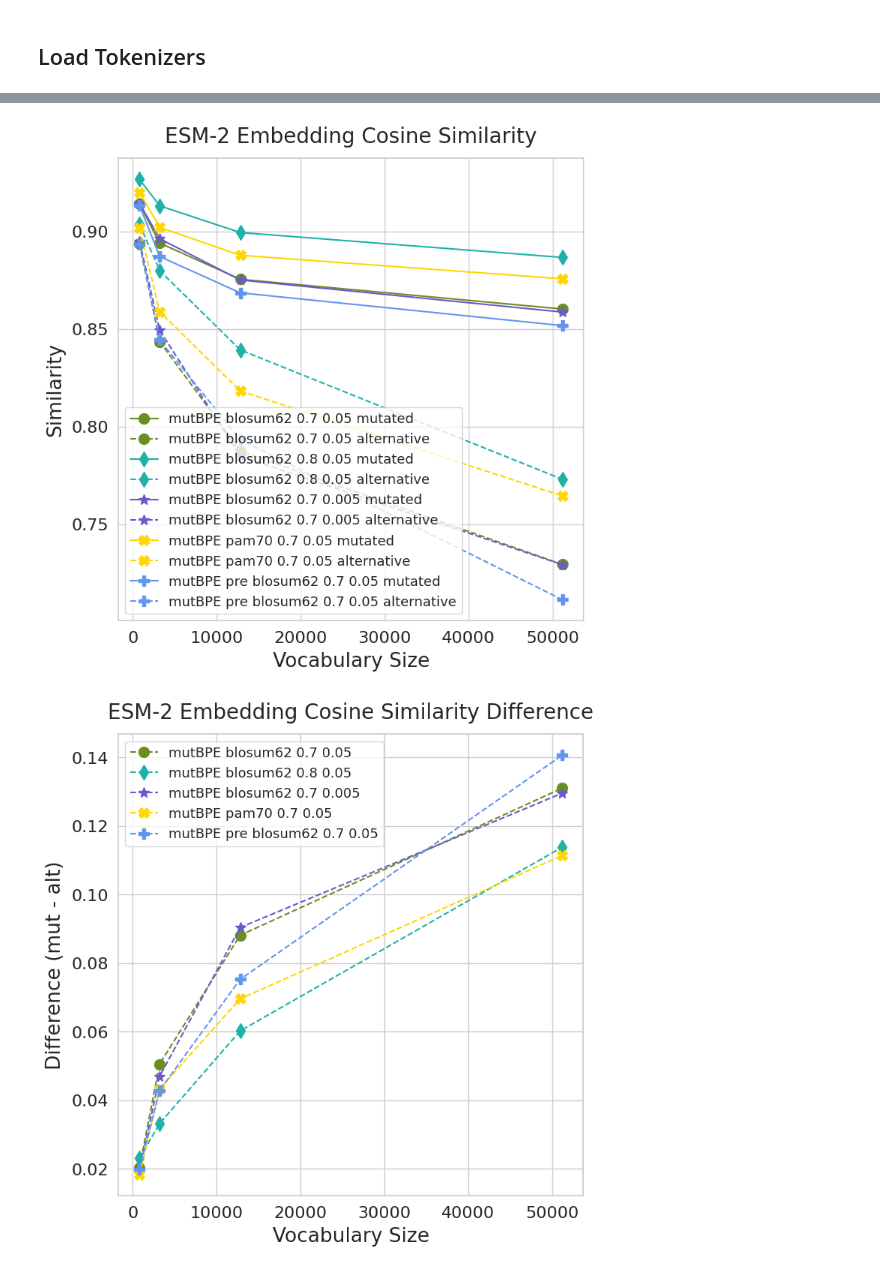
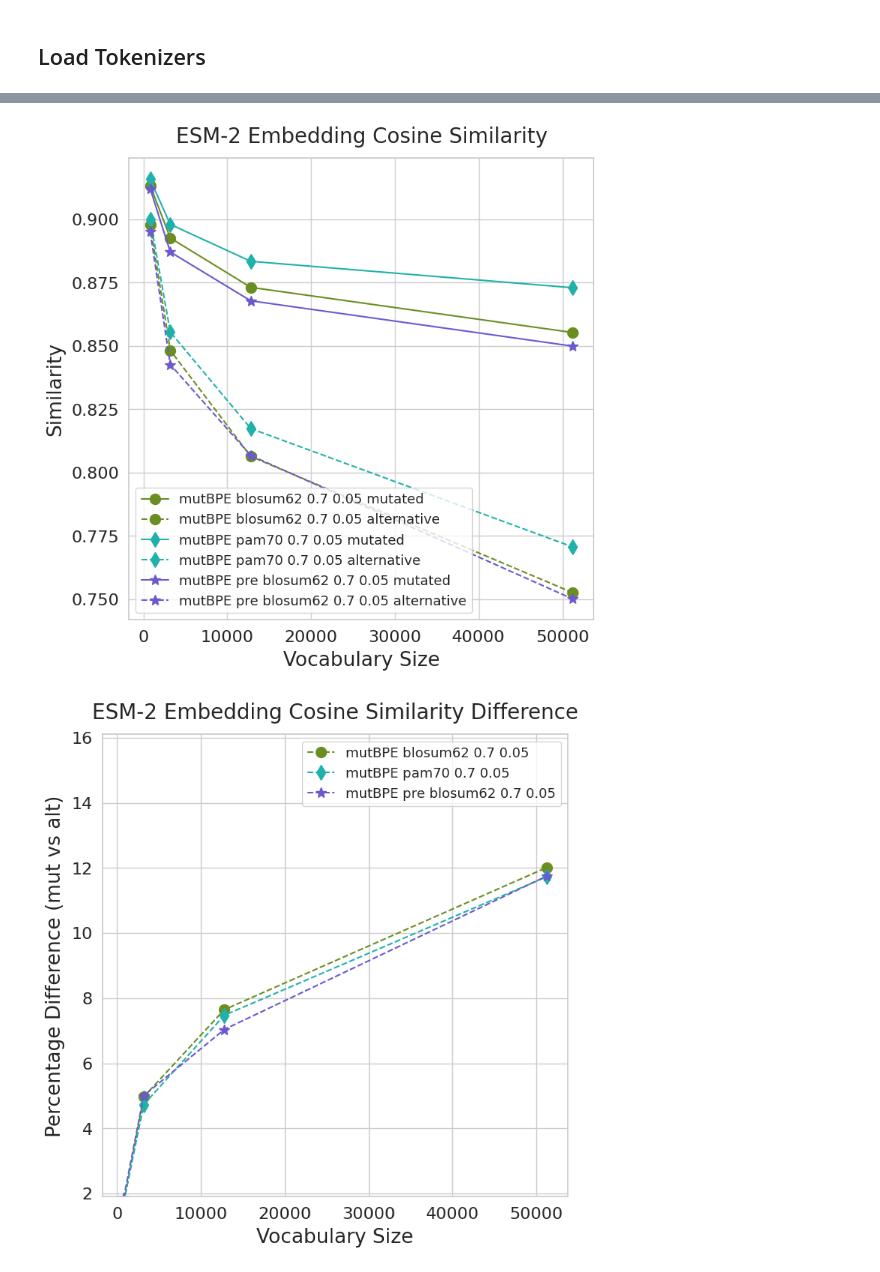
Before and after one commit to boun-tabi-lifelu/evolutionary-subword-tokenization, a Jupyter notebook: Prog/esm_study.ipynb, the cells around one changed output, grey strips where cells are left out. Cells and saved outputs as stored; diff of their text form; code cells hidden in the pictures.

Commit message:
added new condition (alternative not in inner_vocab_mutated_list[method_name]) to generate_alternative_token to check alternative is not a mutation

```diff
--- a/Prog/esm_study.ipynb
+++ b/Prog/esm_study.ipynb
@@ -181,28 +181,6 @@ tokenizer_opts_list = [
         'is_mut': True,
         'dataset': f'uniref{uniref_id}',
         'is_pretokenizer': False,
-        'subs_matrix': 'blosum62',
-        'mutation_cutoff': 0.8,
-        'min_mutation_freq': 0.05,
-        'min_mutation_len': 3,
-        'max_mutation_len': 12,
-        'vocab_size': vocab_sizes
-    },
-    {
-        'is_mut': True,
-        'dataset': f'uniref{uniref_id}',
-        'is_pretokenizer': False,
-        'subs_matrix': 'blosum62',
-        'mutation_cutoff': 0.7,
-        'min_mutation_freq': 0.005,
-        'min_mutation_len': 3,
-        'max_mutation_len': 12,
-        'vocab_size': vocab_sizes
-    },
-    {
-        'is_mut': True,
-        'dataset': f'uniref{uniref_id}',
-        'is_pretokenizer': False,
         'subs_matrix': 'pam70',
         'mutation_cutoff': 0.7,
         'min_mutation_freq': 0.05,
@@ -316,7 +293,7 @@ def generate_alternative_token(token: str, mutated_token: str, tabu_list: list,
         if alternative not in tabu_list:
             if method_name is None:
                 return alternative
-            elif alternative in inner_vocab_list[method_name]:
+            elif (alternative in inner_vocab_list[method_name]) and (alternative not in inner_vocab_mutated_list[method_name]):
                 return alternative
 
         attempt += 1
@@ -579,28 +559,30 @@ plt.legend()
 
 plt.show()
 # %% [output]
-[figure, old version]
+[figure, new version]
 # %%
 sns.set_style("whitegrid")
 for i, method_name in enumerate(method_names):
-    plt.plot(vocab_sizes, [series_protein_all_similarity_wmean[f'{method_name} {vocab_size} mutated']-series_protein_all_similarity_wmean[f'{method_name} {vocab_size} alternative'] for vocab_size in vocab_sizes],
+    plt.plot(vocab_sizes,
+             [100*(series_protein_all_similarity_wmean[f'{method_name} {vocab_size} mutated']-series_protein_all_similarity_wmean[f'{method_name} {vocab_size} alternative'])/series_protein_all_similarity_wmean[f'{method_name} {vocab_size} mutated']
+              for vocab_size in vocab_sizes],
             markers[i],
             color=colors[i],
             markersize=10,
             label=f"{method_name}")
 
 plt.title(f"ESM-2 Embedding Cosine Similarity Difference", pad=title_pad)
 plt.xlabel("Vocabulary Size", labelpad=label_pad)
-plt.ylabel("Difference (mut - alt)", labelpad=label_pad)
+plt.ylabel("Percentage Difference (mut vs alt)", labelpad=label_pad)
 # plt.xticks(vocab_sizes)
 plt.legend()
 
 # plt.xlim([0, 2000])
-# plt.ylim([.1, .4])
+plt.ylim([1.9, 16.1])
 
 # plt.savefig(f'{figures_folder_name}/domain_boundary.pdf', bbox_inches='tight')
 # plt.savefig(f'{figures_folder_name}/domain_boundary.png', bbox_inches='tight')
 
 plt.show()
 # %% [output]
-[figure, old version]
+[figure, new version]
```
Also changed, not shown: parts of 14 cells of this notebook.
